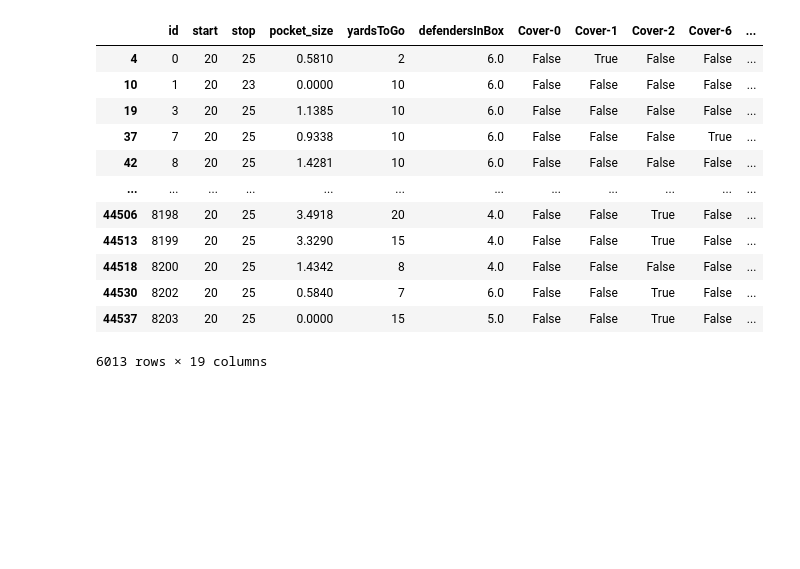
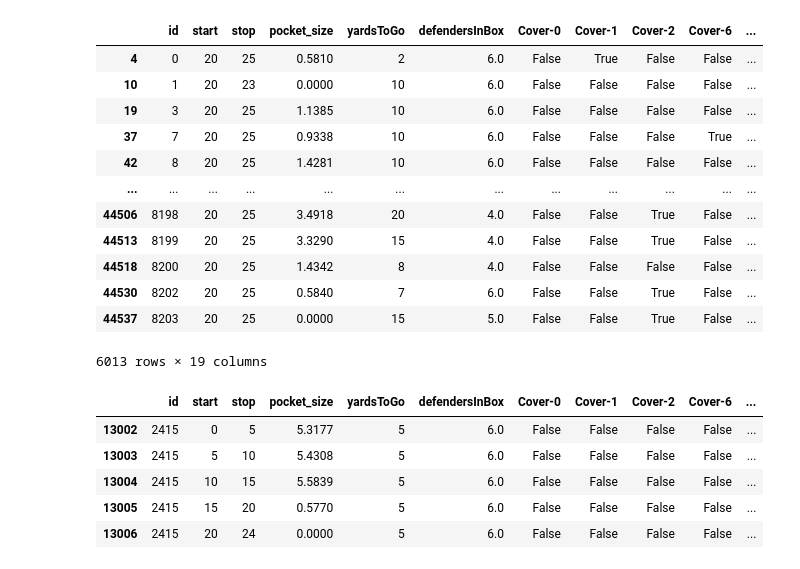
Before and after one commit to maschill/NFLPocketSurvival, a Jupyter notebook: cox_time_varying.ipynb, the cells around one changed output. Drawn from its saved outputs; the diff is of its cells as text; code cells hidden in the pictures; blank space fills up the shorter version.

```diff
--- a/cox_time_varying.ipynb
+++ b/cox_time_varying.ipynb
@@ -626 +628,10 @@ tvx.loc[(tvx.start.eq(20)), tv_cols+base_feat+["collapse_event", "pass_event"]]
+# %%
+input_df
+# %% [output]
+|  | id | start | stop | pocket_size | yardsToGo | defendersInBox | Cover-0 | Cover-1 | Cover-2 | Cover-6 | ... |
+| 13002 | 2415 | 0 | 5 | 5.3177 | 5 | 6.0 | False | False | False | False | ... |
+| 13003 | 2415 | 5 | 10 | 5.4308 | 5 | 6.0 | False | False | False | False | ... |
+| 13004 | 2415 | 10 | 15 | 5.5839 | 5 | 6.0 | False | False | False | False | ... |
+| 13005 | 2415 | 15 | 20 | 0.5770 | 5 | 6.0 | False | False | False | False | ... |
+| 13006 | 2415 | 20 | 24 | 0.0000 | 5 | 6.0 | False | False | False | False | ... |
 # %%
```
Also changed, not shown: parts of 40 cells of this notebook, 3 other files.
